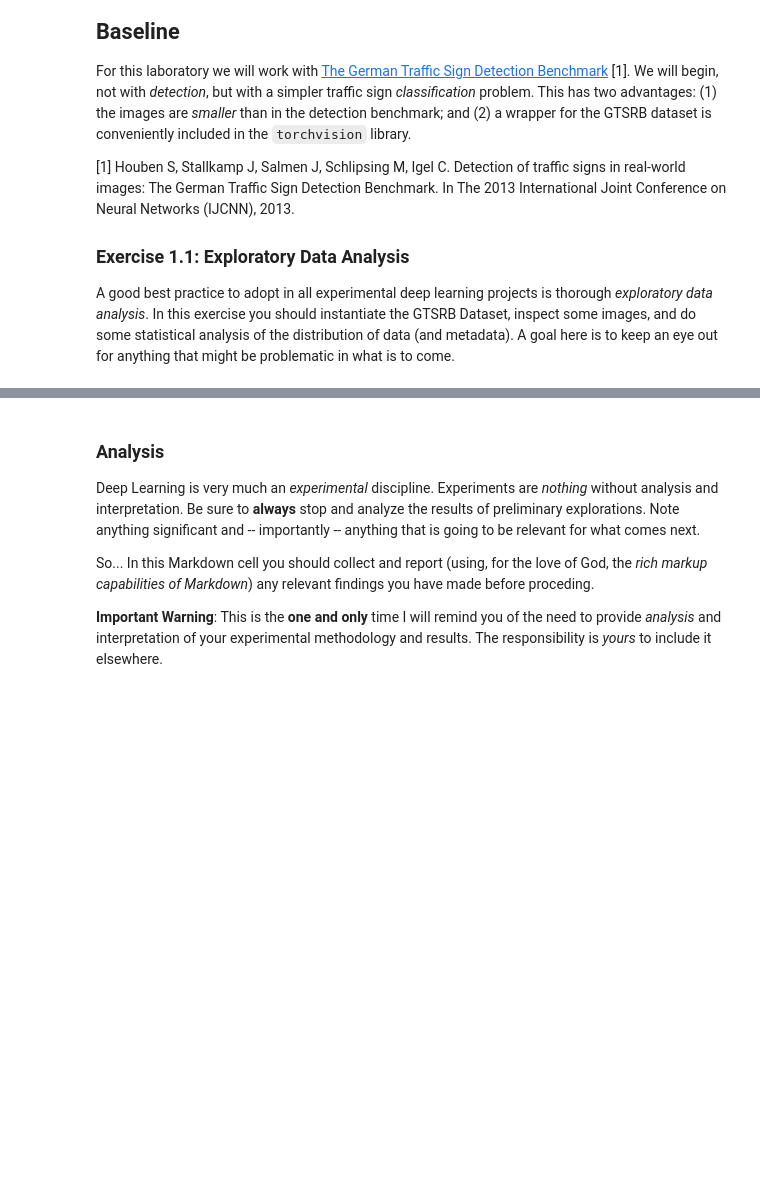
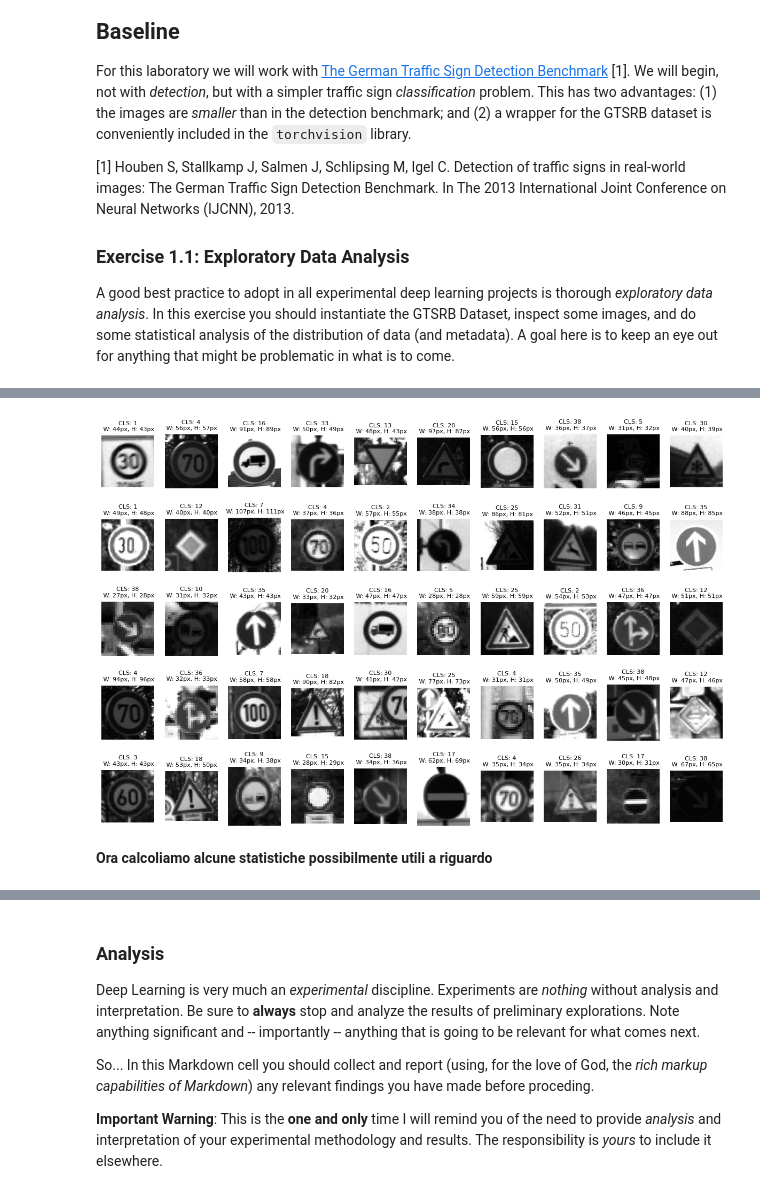
Before and after one commit to TommyyPasto/DLA-course-repo, a Jupyter notebook: Lab 1/DLA-Lab1.ipynb, the cells around one changed output, grey strips where cells are left out. Saved outputs shown, nothing was run; the diff lists cells and outputs as text; code cells hidden in the pictures; blank space fills up the shorter version.

```diff
--- a/Lab 1/DLA-Lab1.ipynb
+++ b/Lab 1/DLA-Lab1.ipynb
@@ -102,0 +138,16 @@ from torchvision.datasets import GTSRB
+# %%
+#padding tra le immagini per leggibilità
+#plt.subplots_adjust(wspace=0.4, hspace=0.6)
+
+
+plt.figure(figsize=(15,20))
+
+for (idx, (im, cls)) in enumerate(image_samples):
+    im_grey = grayscale_transform(im)
+    plt.subplot(10, 10, idx+1)
+    plt.imshow(im_grey.permute([1, 2, 0]), cmap='gray')
+    h, w = im_grey.shape[1], im.shape[2]
+    plt.title(f'CLS: {cls}\n W: {w}px, H: {h}px', fontsize=8)
+    plt.axis('off')
+# %% [output]
+[figure, added]
@@ -102,0 +156,2 @@ from torchvision.datasets import GTSRB
+# %% [markdown]
+**Ora calcoliamo alcune statistiche possibilmente utili a riguardo**
```
Also changed, not shown: parts of 10 cells of this notebook.
